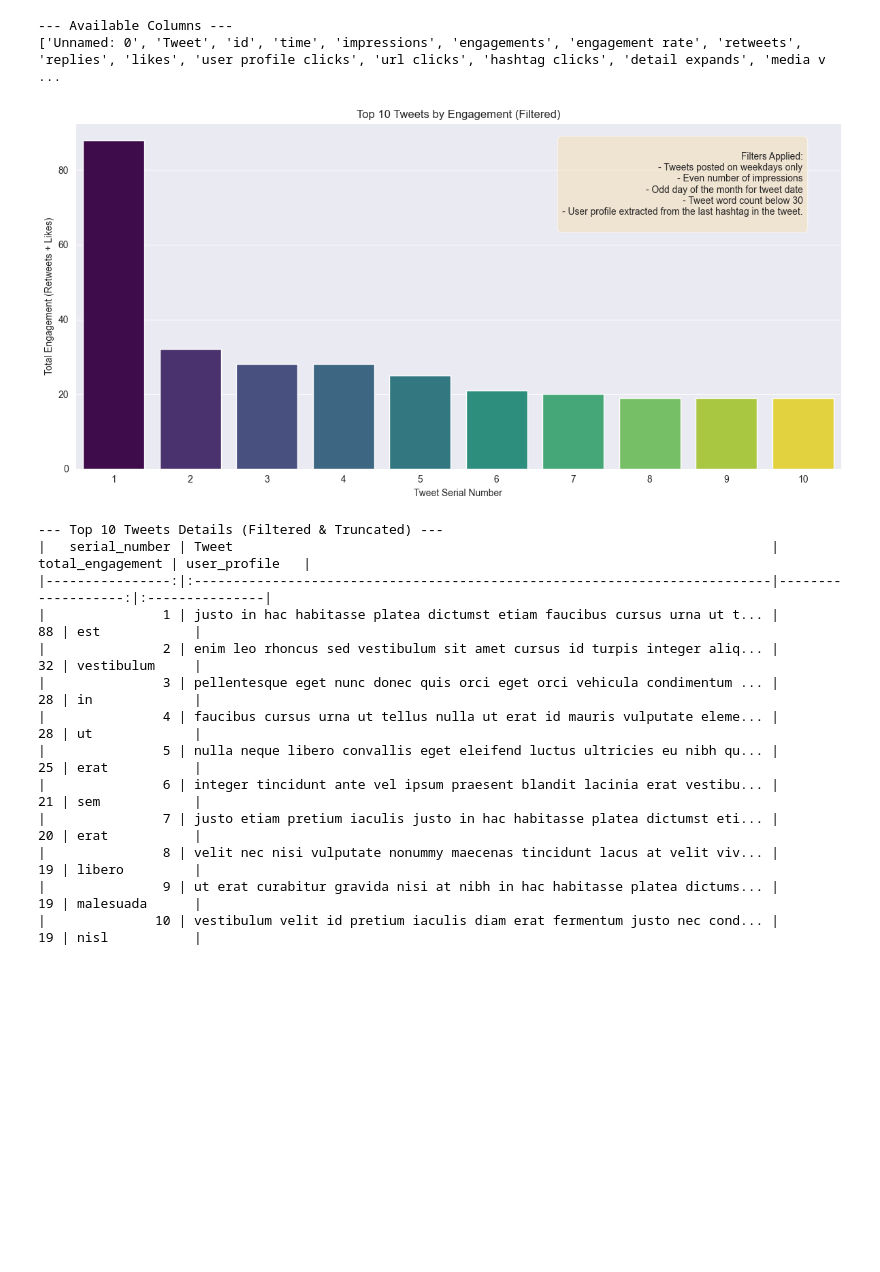
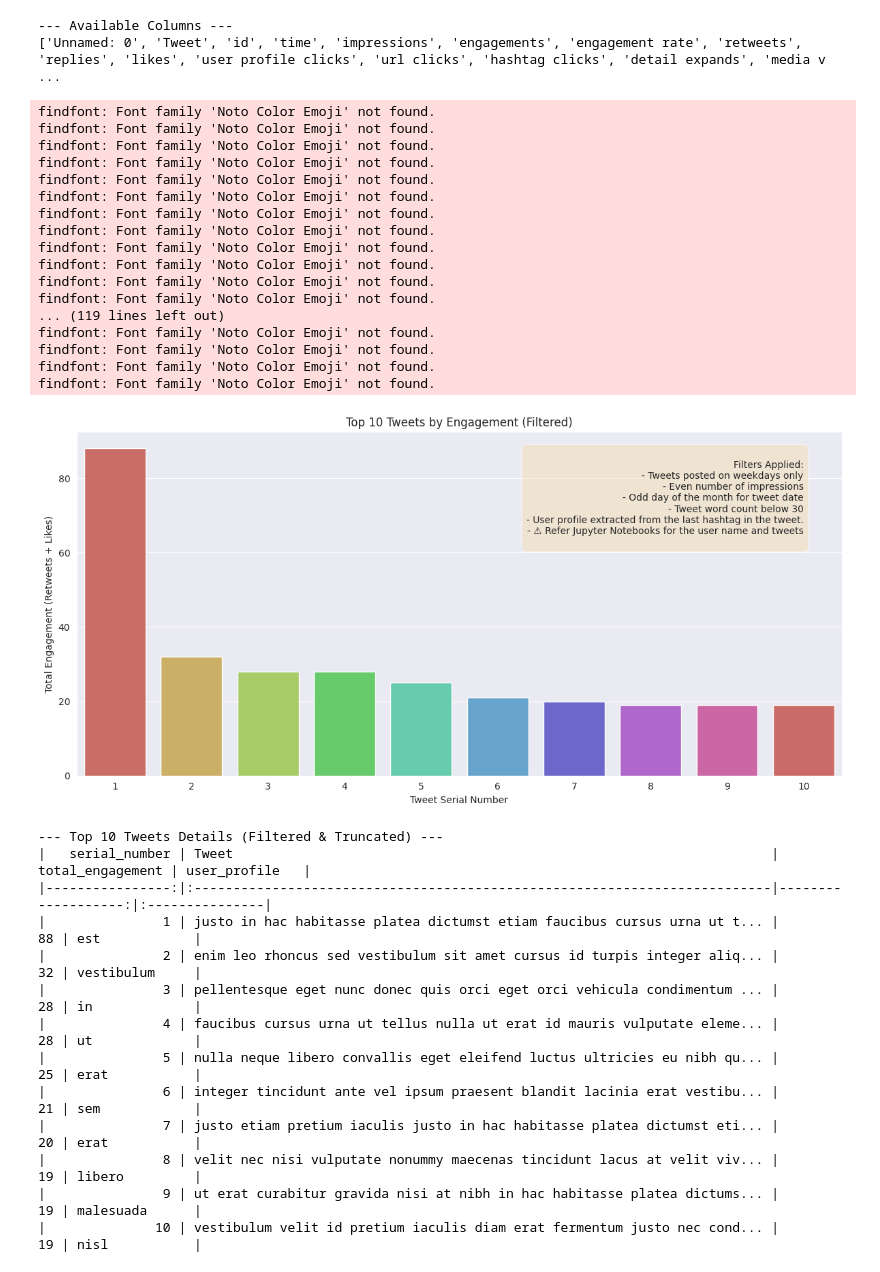
Before and after one commit to Bubu02/Twitter-Data-Analysis, a Jupyter notebook: Jupyter Notebooks/twitter_analysis_t3.ipynb, the cells around one changed output. Saved outputs shown, nothing was run; the diff lists cells and outputs as text; code cells hidden in the pictures; blank space fills up the shorter version.

Commit message:
Added the warning sign redirecting to the jupyter notebbok for the user name and tweets.

```diff
--- a/Jupyter Notebooks/twitter_analysis_t3.ipynb
+++ b/Jupyter Notebooks/twitter_analysis_t3.ipynb
@@ -7,7 +7,7 @@ import seaborn as sns
 import re
 
 # Load the dataset
-df = pd.read_csv('twitter.csv')
+df = pd.read_csv('../twitter.csv')
 # %%
 # Convert 'date' to datetime objects
 df['date'] = pd.to_datetime(df['date'], format='%d-%m-%Y')
@@ -173,12 +173,17 @@ print(top_10_tweets.columns.tolist())
 --- Available Columns ---
 ['Unnamed: 0', 'Tweet', 'id', 'time', 'impressions', 'engagements', 'engagement rate', 'retweets', 'replies', 'likes', 'user profile clicks', 'url clicks', 'hashtag clicks', 'detail expands', 'media v ...
 # %%
+from matplotlib import rcParams
+
+# Set a font that supports emojis (e.g., Noto Color Emoji on Linux)
+rcParams['font.family'] = 'Noto Color Emoji'
+
 # --- Plot Generation ---
 plt.figure(figsize=(12, 6))
 
 # Assign hue to x and disable legend to mimic original behavior
 sns.barplot(x='serial_number', y='total_engagement', hue='serial_number',
-            data=top_10_tweets, palette='viridis', legend=False)
+            data=top_10_tweets, palette='hls', legend=False)
 
 # Add labels and title
 plt.xlabel('Tweet Serial Number')
@@ -193,50 +198,68 @@ Filters Applied:
 - Odd day of the month for tweet date
 - Tweet word count below 30
 - User profile extracted from the last hashtag in the tweet.
+- ⚠️ Refer Jupyter Notebooks for the user name and tweets
 """
 
 plt.text(0.95, 0.95, filter_description,
          transform=plt.gca().transAxes,
          fontsize=10,
          verticalalignment='top',
          horizontalalignment='right',
          bbox=dict(boxstyle='round,pad=0.5', fc='wheat', alpha=0.5))
 
 plt.tight_layout()
-plt.savefig('top_10_tweets_filtered_bar_plot.png')
+plt.savefig('task_03_top_10_tweets_filtered_bar_plot.png')
 plt.show()
 
 # --- Table Generation ---
 # Check for missing 'user_profile' column
 expected_cols = ['serial_number', 'Tweet', 'total_engagement', 'user_profile']
 available_cols = [col for col in expected_cols if col in top_10_tweets.columns]
 
 if 'user_profile' not in top_10_tweets.columns and 'Tweet' in top_10_tweets.columns:
     # Attempt to extract user_profile from last hashtag
     top_10_tweets['user_profile'] = top_10_tweets['Tweet'].apply(
         lambda x: x.split('#')[-1].strip() if '#' in x else 'N/A'
     )
     available_cols = [col for col in expected_cols if col in top_10_tweets.columns]
 
 # Truncate tweet text to 80 characters for display
 table_data = top_10_tweets[available_cols].copy()
 table_data['Tweet'] = table_data['Tweet'].apply(lambda x: x[:70] + '...' if len(x) > 80 else x)
 
 # Display as markdown-style table
 print("\n--- Top 10 Tweets Details (Filtered & Truncated) ---")
 print(table_data.to_markdown(index=False))
 # %% [output]
+findfont: Font family 'Noto Color Emoji' not found.
+findfont: Font family 'Noto Color Emoji' not found.
+findfont: Font family 'Noto Color Emoji' not found.
+findfont: Font family 'Noto Color Emoji' not found.
+findfont: Font family 'Noto Color Emoji' not found.
+findfont: Font family 'Noto Color Emoji' not found.
+findfont: Font family 'Noto Color Emoji' not found.
+findfont: Font family 'Noto Color Emoji' not found.
+findfont: Font family 'Noto Color Emoji' not found.
+findfont: Font family 'Noto Color Emoji' not found.
+findfont: Font family 'Noto Color Emoji' not found.
+findfont: Font family 'Noto Color Emoji' not found.
+... (119 lines left out)
+findfont: Font family 'Noto Color Emoji' not found.
+findfont: Font family 'Noto Color Emoji' not found.
+findfont: Font family 'Noto Color Emoji' not found.
+findfont: Font family 'Noto Color Emoji' not found.
-[figure, old version]
+[figure, new version]
---- Top 10 Tweets Details (Filtered & Truncated) ---
-|   serial_number | Tweet                                                                     |   total_engagement | user_profile   |
-|----------------:|:--------------------------------------------------------------------------|-------------------:|:---------------|
-|               1 | justo in hac habitasse platea dictumst etiam faucibus cursus urna ut t... |                 88 | est            |
-|               2 | enim leo rhoncus sed vestibulum sit amet cursus id turpis integer aliq... |                 32 | vestibulum     |
-|               3 | pellentesque eget nunc donec quis orci eget orci vehicula condimentum ... |                 28 | in             |
-|               4 | faucibus cursus urna ut tellus nulla ut erat id mauris vulputate eleme... |                 28 | ut             |
-|               5 | nulla neque libero convallis eget eleifend luctus ultricies eu nibh qu... |                 25 | erat           |
-|               6 | integer tincidunt ante vel ipsum praesent blandit lacinia erat vestibu... |                 21 | sem            |
-|               7 | justo etiam pretium iaculis justo in hac habitasse platea dictumst eti... |                 20 | erat           |
-|               8 | velit nec nisi vulputate nonummy maecenas tincidunt lacus at velit viv... |                 19 | libero         |
-|               9 | ut erat curabitur gravida nisi at nibh in hac habitasse platea dictums... |                 19 | malesuada      |
-|              10 | vestibulum velit id pretium iaculis diam erat fermentum justo nec cond... |                 19 | nisl           |
+--- Top 10 Tweets Details (Filtered & Truncated) ---
+|   serial_number | Tweet                                                                     |   total_engagement | user_profile   |
+|----------------:|:--------------------------------------------------------------------------|-------------------:|:---------------|
+|               1 | justo in hac habitasse platea dictumst etiam faucibus cursus urna ut t... |                 88 | est            |
+|               2 | enim leo rhoncus sed vestibulum sit amet cursus id turpis integer aliq... |                 32 | vestibulum     |
+|               3 | pellentesque eget nunc donec quis orci eget orci vehicula condimentum ... |                 28 | in             |
+|               4 | faucibus cursus urna ut tellus nulla ut erat id mauris vulputate eleme... |                 28 | ut             |
+|               5 | nulla neque libero convallis eget eleifend luctus ultricies eu nibh qu... |                 25 | erat           |
+|               6 | integer tincidunt ante vel ipsum praesent blandit lacinia erat vestibu... |                 21 | sem            |
+|               7 | justo etiam pretium iaculis justo in hac habitasse platea dictumst eti... |                 20 | erat           |
+|               8 | velit nec nisi vulputate nonummy maecenas tincidunt lacus at velit viv... |                 19 | libero         |
+|               9 | ut erat curabitur gravida nisi at nibh in hac habitasse platea dictums... |                 19 | malesuada      |
+|              10 | vestibulum velit id pretium iaculis diam erat fermentum justo nec cond... |                 19 | nisl           |
```
Also changed, not shown: parts of 1 cell of this notebook, 5 other files.
